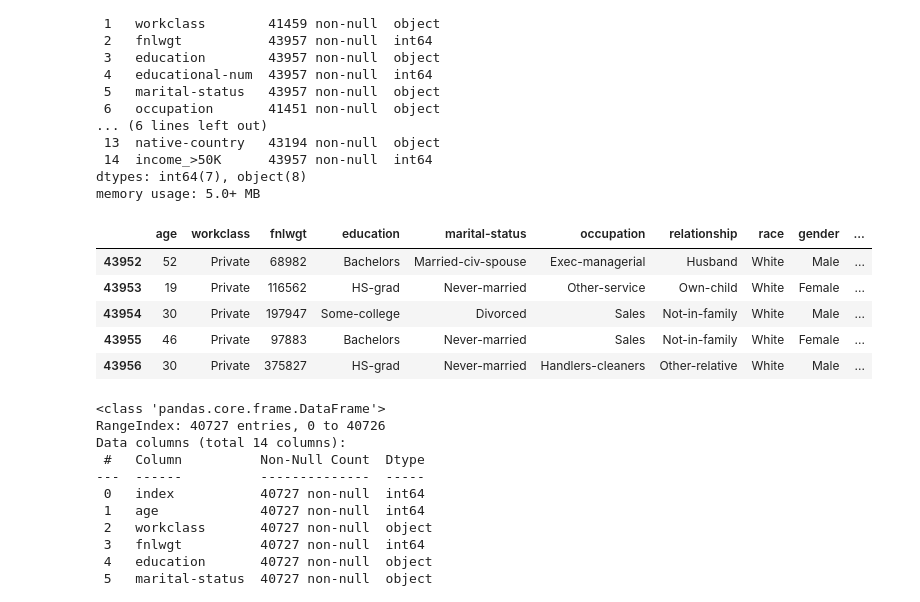
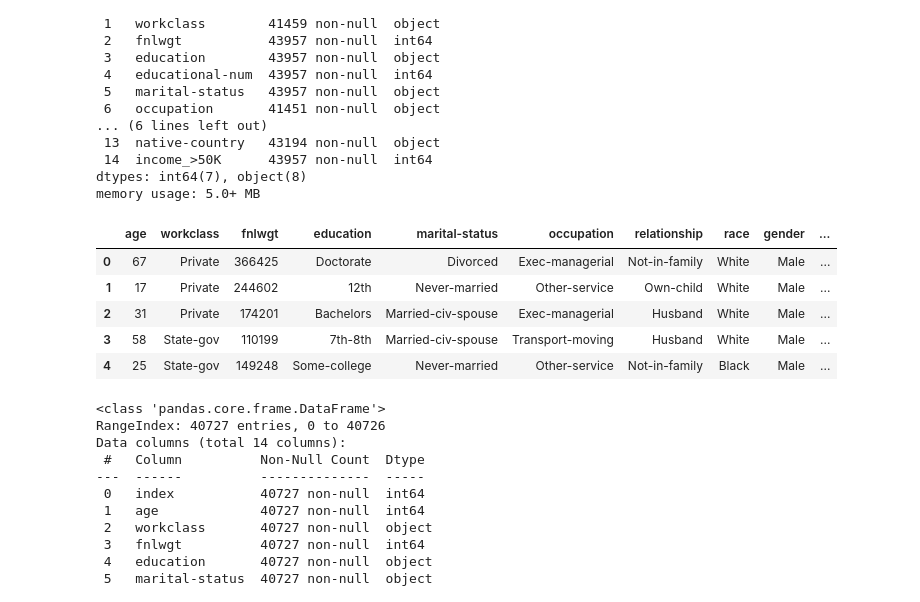
Before and after one commit to scorepia/TraditionalMLvsMLP, a Jupyter notebook: ML_DecisionTree_and_SVM.ipynb, the cells around one changed output. Saved outputs shown, nothing was run; the diff lists cells and outputs as text; code cells hidden in the pictures.

```diff
--- a/ML_DecisionTree_and_SVM.ipynb
+++ b/ML_DecisionTree_and_SVM.ipynb
@@ -47,17 +47,17 @@ memory usage: 5.0+ MB
 # %%
 df = raw.assign(capital = lambda x: 0)
 
 df['capital'] = df['capital-gain'] - df['capital-loss']
 df = df.drop(columns=["capital-gain","capital-loss","educational-num"])
 
-df.tail()
+df.head()
 # %% [output]
 |  | age | workclass | fnlwgt | education | marital-status | occupation | relationship | race | gender | ... |
-| 43952 | 52 | Private | 68982 | Bachelors | Married-civ-spouse | Exec-managerial | Husband | White | Male | ... |
-| 43953 | 19 | Private | 116562 | HS-grad | Never-married | Other-service | Own-child | White | Female | ... |
-| 43954 | 30 | Private | 197947 | Some-college | Divorced | Sales | Not-in-family | White | Male | ... |
-| 43955 | 46 | Private | 97883 | Bachelors | Never-married | Sales | Not-in-family | White | Female | ... |
-| 43956 | 30 | Private | 375827 | HS-grad | Never-married | Handlers-cleaners | Other-relative | White | Male | ... |
+| 0 | 67 | Private | 366425 | Doctorate | Divorced | Exec-managerial | Not-in-family | White | Male | ... |
+| 1 | 17 | Private | 244602 | 12th | Never-married | Other-service | Own-child | White | Male | ... |
+| 2 | 31 | Private | 174201 | Bachelors | Married-civ-spouse | Exec-managerial | Husband | White | Male | ... |
+| 3 | 58 | State-gov | 110199 | 7th-8th | Married-civ-spouse | Transport-moving | Husband | White | Male | ... |
+| 4 | 25 | State-gov | 149248 | Some-college | Never-married | Other-service | Not-in-family | Black | Male | ... |
 # %%
 df = df.dropna()
 df = df.reset_index()
```
Also changed, not shown: parts of 4 cells of this notebook.
